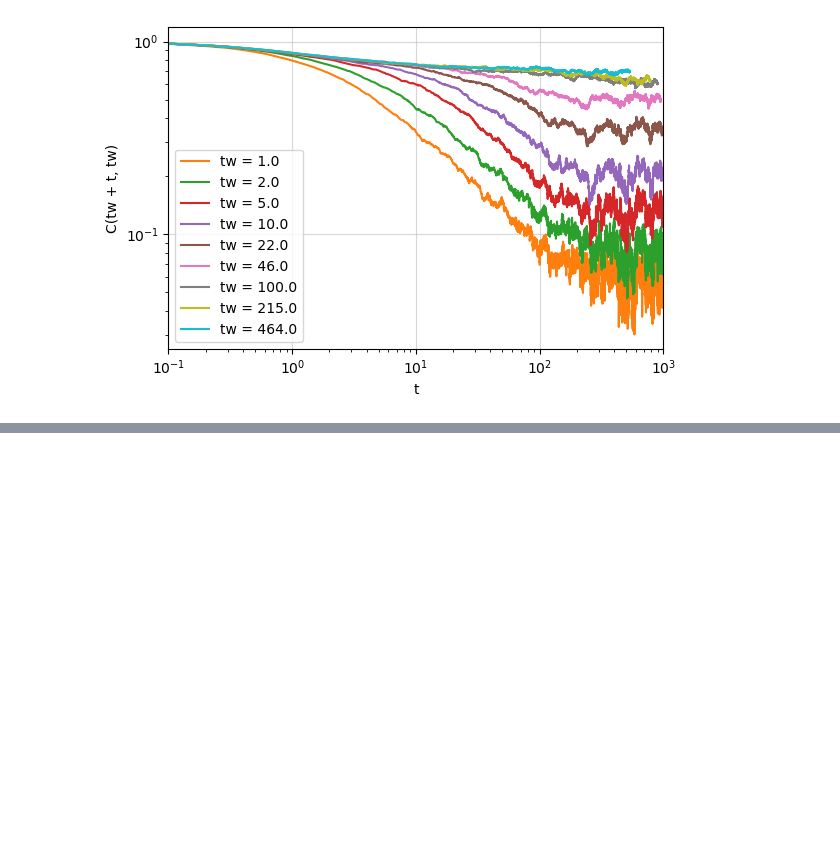
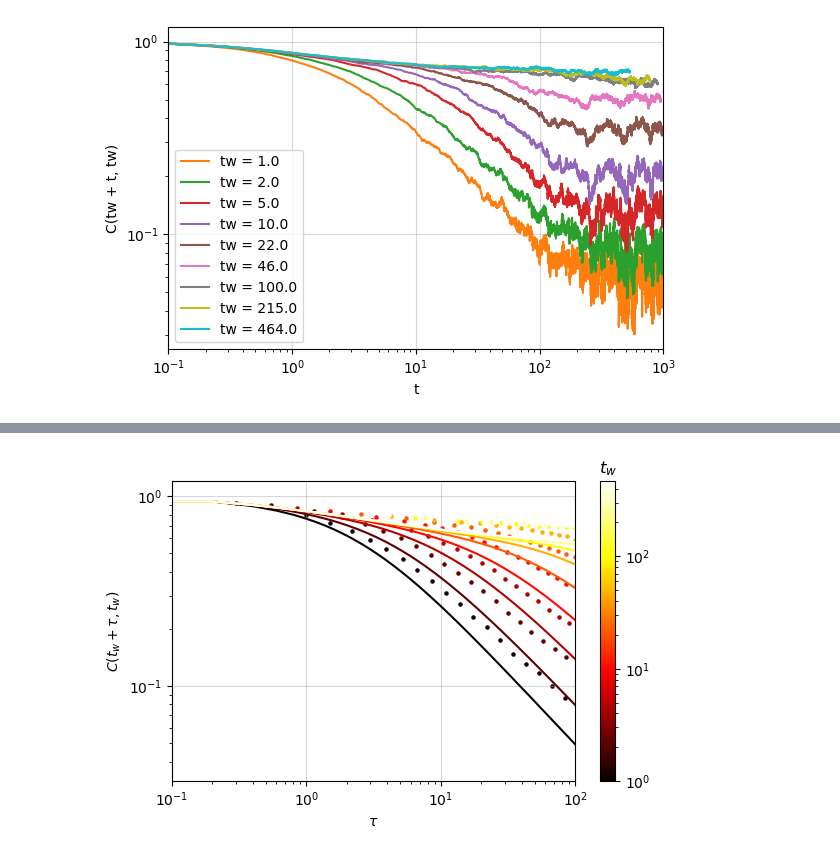
Before and after one commit to Mattiatarabolo/GaussianExpansionCavityMethod.jl, a Jupyter notebook: examples/2Spin/test.ipynb, the cells around one changed output, grey strips where cells are left out. Drawn from its saved outputs; the diff is of its cells as text; code cells hidden in the pictures; blank space fills up the shorter version.

```diff
--- a/examples/2Spin/test.ipynb
+++ b/examples/2Spin/test.ipynb
@@ -253,0 +199,82 @@ plt.display(fig)
+# %%
+#############
+# Load data #
+#############
+
+# Load GECaM data
+Nmax = 16000
+tmax = 3200
+dt = tmax / Nmax
+Cs_G = load("data/RRG/plot_D-0.3_K-10_J-1.0_Nmax-16000_tmax-3200.0.jld2", "savedC")
+
+# Load MC data
+N, K = 1000, 10
+J, D = 1.0, 0.3
+tmax = 6e2
+dt = 1e-3
+x0_min, x0_max = -3.0, 3.0
+nsim = 100
+filename = "data/RRG/Corr_N$(N)_K$(K)_J$(J)_D$(D)_tmax$(tmax)_dtMC-$(dt)_dtsave-1e-1_nsim$(nsim)_x0min-$(x0_min)_x0max-$(x0_max).jld2"
+C_mc, tsave_mc, tidxs_mc = load(filename, "autocorr_traj", "tsave", "tidxs")
+tvec_mc = tsave_mc[tidxs_mc]
+
+########
+# Plot #
+########
+# Define tws (logarithmically spaced waiting times)
+tws = collect(10 .^ range(log10(1.0), stop=log10(1000.0), length=10))[1:end-1]
+
+# Initialize colormap with proper normalization based on tws
+my_cmap = plt.cm.hot
+norm = plt.matplotlib.colors.LogNorm(vmin=minimum(tws), vmax=maximum(tws))
+sm = plt.cm.ScalarMappable(cmap=my_cmap, norm=norm)
+sm.set_array([])  # Required for colorbar to work
+
+fig, ax = plt.subplots(1, 1, figsize=(6, 4), tight_layout=true)
+
+for (i, tw) in enumerate(tws)
+    # Get the corresponding indices (your existing code)
+    tw_idx_mc = argmin(abs.(tvec_mc .- tw))
+    tw_idx_G = round(Int, tw / dt)
+
+    # Get unique indices for log-spaced sampling (your existing code)
+    imin, imax = tw_idx_mc, length(tvec_mc)
+    logmin, logmax = log10(imin), log10(imax)
+    indices = round.(Int, exp10.(range(logmin, logmax, length=30)))
+    unique_indices = unique(indices[indices .>= imin .&& indices .<= imax])
+
+    # Get the color for this tw (using the same normalization as sm)
+    color = my_cmap(norm(tw))
+
+    # Plot scatter points and line with the same color
+    ax.scatter(
+        tvec_mc[unique_indices] .- tw,
+        C_mc[unique_indices, tw_idx_mc] ./ C_mc[tw_idx_mc, tw_idx_mc],
+        color=color,
+        s=5,
+        label="tw = $tw"
+    )
+    ax.plot(
+        Cs_G[i][:, 1],
+        Cs_G[i][:, 2],
+        color=color,
+        lw=1.5
+    )
+end
+
+# Add colorbar with correct tw mapping
+clb = plt.colorbar(sm, ax=ax)
+clb.ax.set_title(L"t_w")
+
+# Set scales and labels (your existing code)
+ax.set_xlim(1e-1, 1e2)
+ax.set_ylim(C_mc[argmin(abs.(tvec_mc .- 1e2)), 1], 1.2)
+ax.set_xscale("log")
+ax.set_yscale("log")
+ax.set_xlabel(L"\tau")
+ax.set_ylabel(L"C(t_w + \tau, t_w)")
+ax.grid(alpha=0.5)
+
+plt.display(fig)
+# %% [output]
+[figure, added]
```
Also changed, not shown: parts of 6 cells of this notebook, 6 other files.
